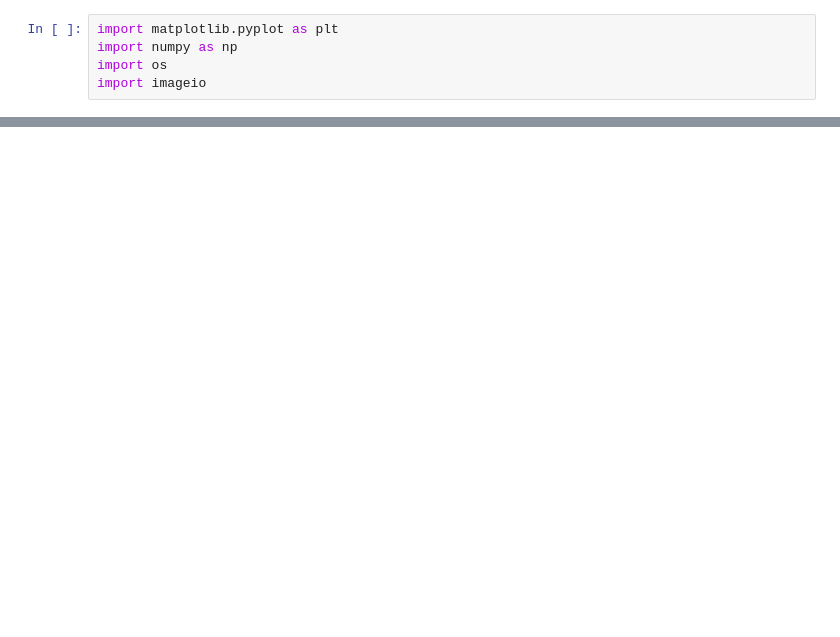
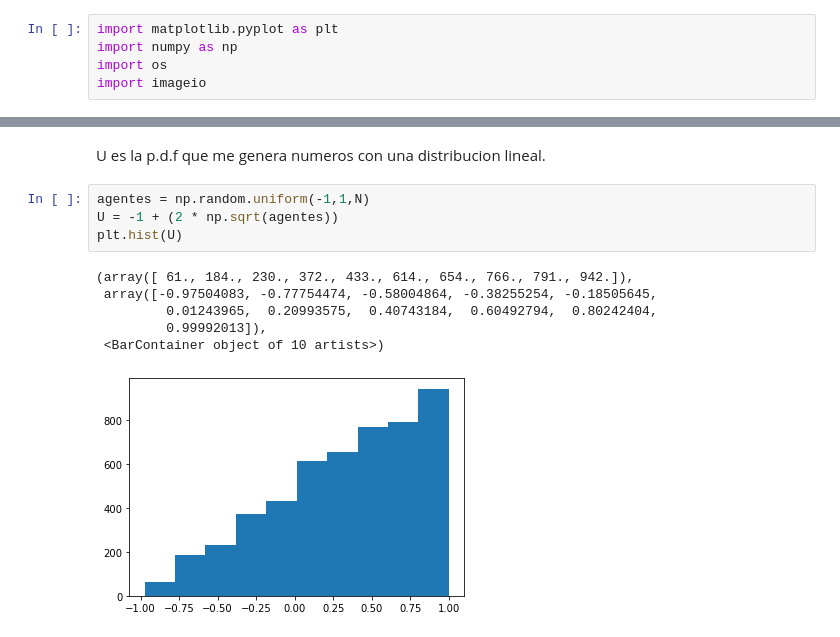
Before and after one commit to PatricioClark/opinion_model, a Jupyter notebook: Simulacion.ipynb, the cells around one changed output, grey strips where cells are left out. Saved outputs shown, nothing was run; the diff lists cells and outputs as text; blank space fills up the shorter version.

```diff
--- a/Simulacion.ipynb
+++ b/Simulacion.ipynb
@@ -74,0 +85,13 @@ plt.plot(agentes,solution(agentes,tiempo))
+# %% [markdown]
+U es la p.d.f que me genera numeros con una distribucion lineal.
+# %%
+agentes = np.random.uniform(-1,1,N)
+U = -1 + (2 * np.sqrt(agentes))
+plt.hist(U)
+# %% [output]
+(array([ 61., 184., 230., 372., 433., 614., 654., 766., 791., 942.]),
+ array([-0.97504083, -0.77754474, -0.58004864, -0.38255254, -0.18505645,
+         0.01243965,  0.20993575,  0.40743184,  0.60492794,  0.80242404,
+         0.99992013]),
+ <BarContainer object of 10 artists>)
+[figure, added]
```
Also changed, not shown: parts of 12 cells of this notebook.
